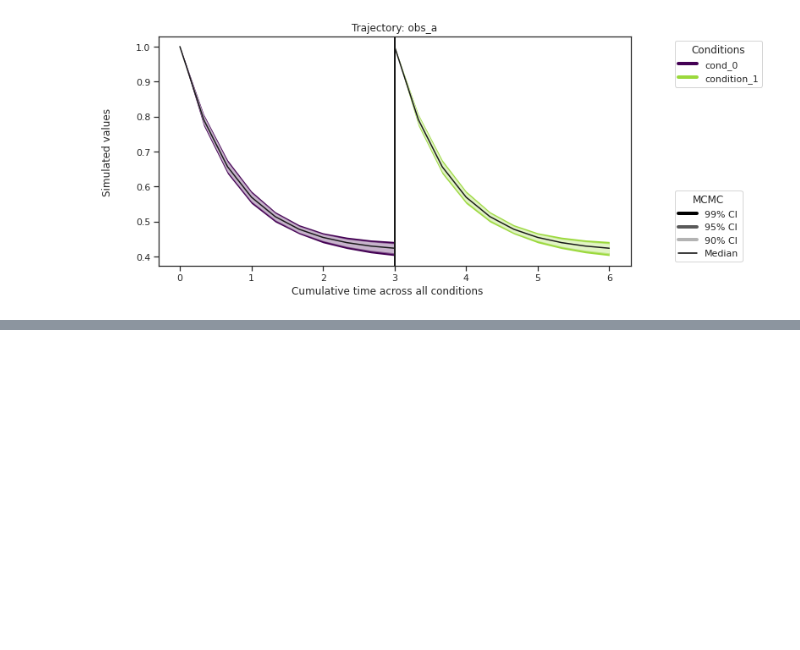
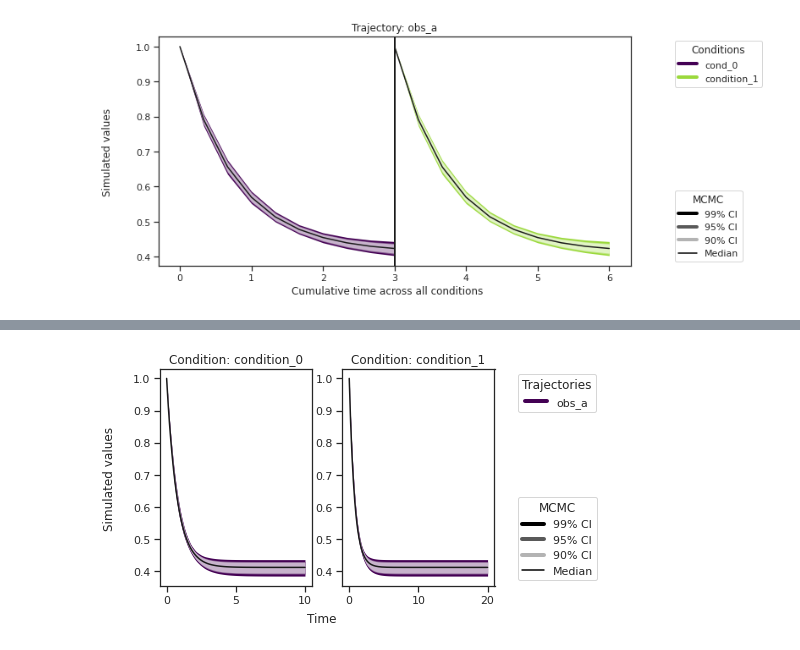
Before and after one commit to ICB-DCM/pyPESTO, a Jupyter notebook: doc/example/sampling_diagnostics.ipynb, the cells around one changed output, grey strips where cells are left out. Saved outputs shown, nothing was run; the diff lists cells and outputs as text; code cells hidden in the pictures; blank space fills up the shorter version.

Commit message:
customize amici objective timepoints

```diff
--- a/doc/example/sampling_diagnostics.ipynb
+++ b/doc/example/sampling_diagnostics.ipynb
@@ -260,0 +259,21 @@ ax = visualize.sampling_prediction_trajectories(
+# %%
+# Create a custom objective with new output timepoints.
+timepoints = [np.linspace(0, 10, 100), np.linspace(0, 20, 200)]
+amici_objective_custom = amici_objective.custom_timepoints(timepoints=timepoints)
+
+# Create an observable predictor with the custom objective.
+predictor_y_custom = AmiciPredictor(
+    amici_objective_custom,
+    post_processor=post_processor_y,
+    output_ids=observable_ids,
+)
+
+# Predict then plot.
+ensemble_prediction = ensemble.predict(predictor_y_custom, prediction_id=AMICI_Y, engine=None)
+ax = visualize.sampling_prediction_trajectories(
+    ensemble_prediction,
+    levels=credibility_interval_levels,
+    groupby=CONDITION,
+)
+# %% [output]
+[figure, added]
```
Also changed, not shown: parts of 13 cells of this notebook, 1 other file.
